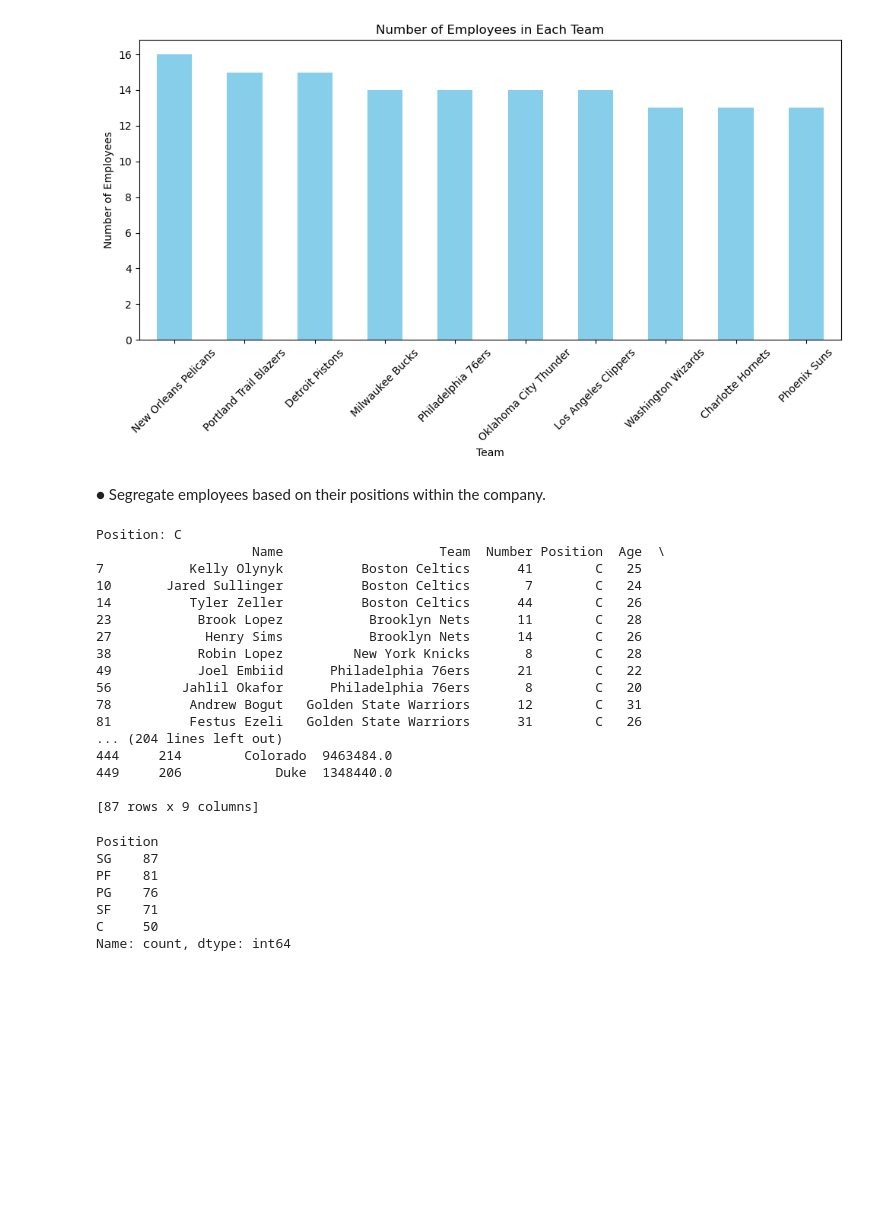
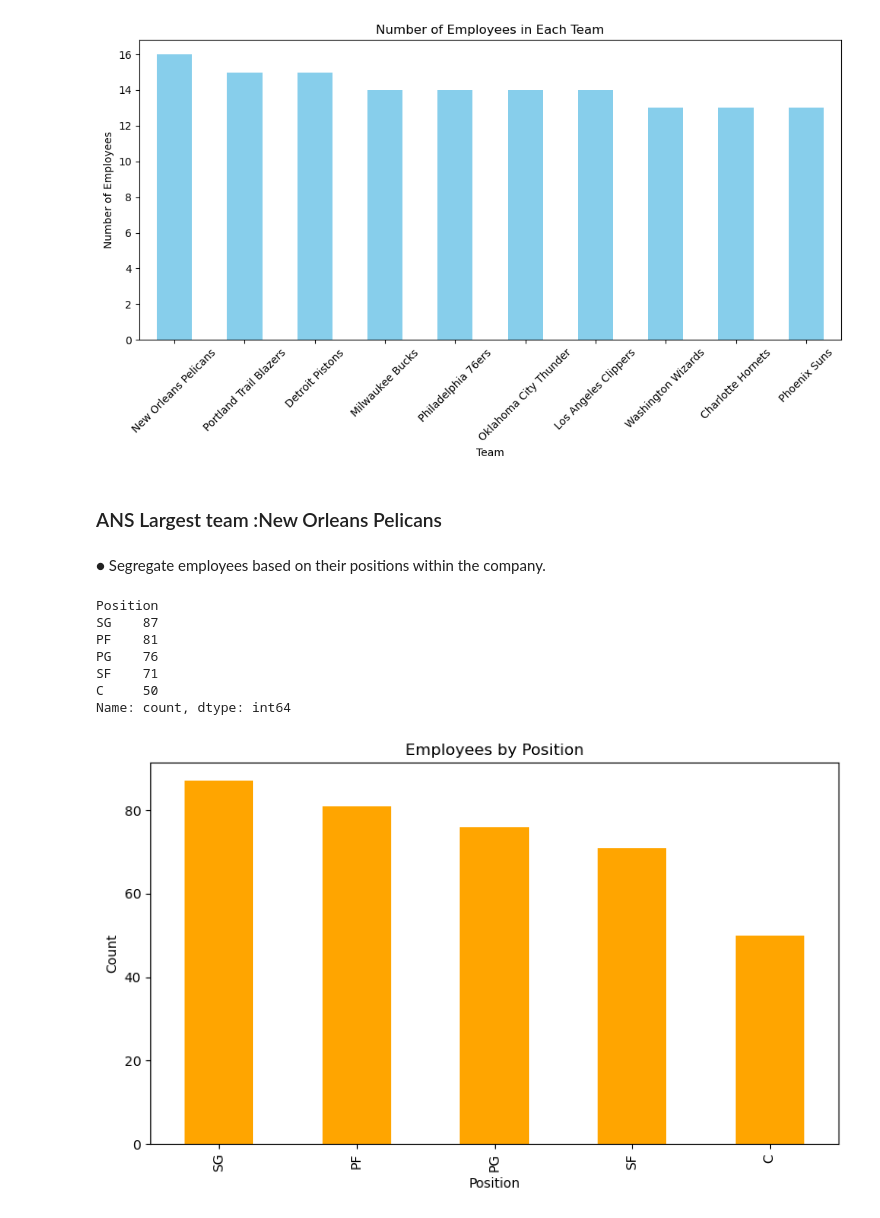
Before and after one commit to Mohamedrashid117/Entri_Assignments, a Jupyter notebook: Module2 Python Assessment 2.ipynb, the cells around one changed output. Cells and saved outputs as stored; diff of their text form; code cells hidden in the pictures; blank space fills up the shorter version.

```diff
--- a/Module2 Python Assessment 2.ipynb
+++ b/Module2 Python Assessment 2.ipynb
@@ -126,33 +132,10 @@ plt.tight_layout()
 plt.show()
 # %% [output]
 [figure]
+# %% [markdown]
+### ANS Largest team :New Orleans Pelicans
 # %% [markdown]
 ● Segregate employees based on their positions within the company.
-# %%
-
-position_groups = df.groupby("Position")
-
-for position, employees in position_groups:
-    print(f"\nPosition: {position}")
-    print(employees)
-# %% [output]
-Position: C
-                    Name                    Team  Number Position  Age  \
-7           Kelly Olynyk          Boston Celtics      41        C   25
-10       Jared Sullinger          Boston Celtics       7        C   24
-14          Tyler Zeller          Boston Celtics      44        C   26
-23           Brook Lopez           Brooklyn Nets      11        C   28
-27            Henry Sims           Brooklyn Nets      14        C   26
-38           Robin Lopez         New York Knicks       8        C   28
-49           Joel Embiid      Philadelphia 76ers      21        C   22
-56         Jahlil Okafor      Philadelphia 76ers       8        C   20
-78          Andrew Bogut   Golden State Warriors      12        C   31
-81          Festus Ezeli   Golden State Warriors      31        C   26
-... (204 lines left out)
-444     214        Colorado  9463484.0
-449     206            Duke  1348440.0
-
-[87 rows x 9 columns]
 # %%
 position_count = df["Position"].value_counts()
 print(position_count)
@@ -164,3 +147,14 @@ PG    76
 SF    71
 C     50
 Name: count, dtype: int64
+# %%
+plt.figure(figsize=(8,5))
+position_count.plot(kind="bar", color="orange")
+
+plt.title("Employees by Position")
+plt.xlabel("Position")
+plt.ylabel("Count")
+plt.tight_layout()
+plt.show()
+# %% [output]
+[figure, added]
```
Also changed, not shown: parts of 25 cells of this notebook.
